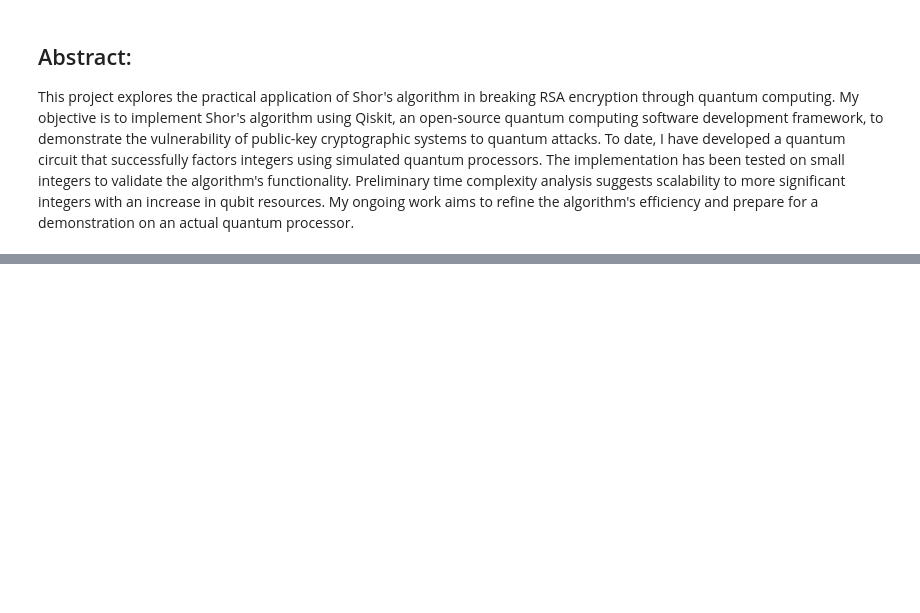
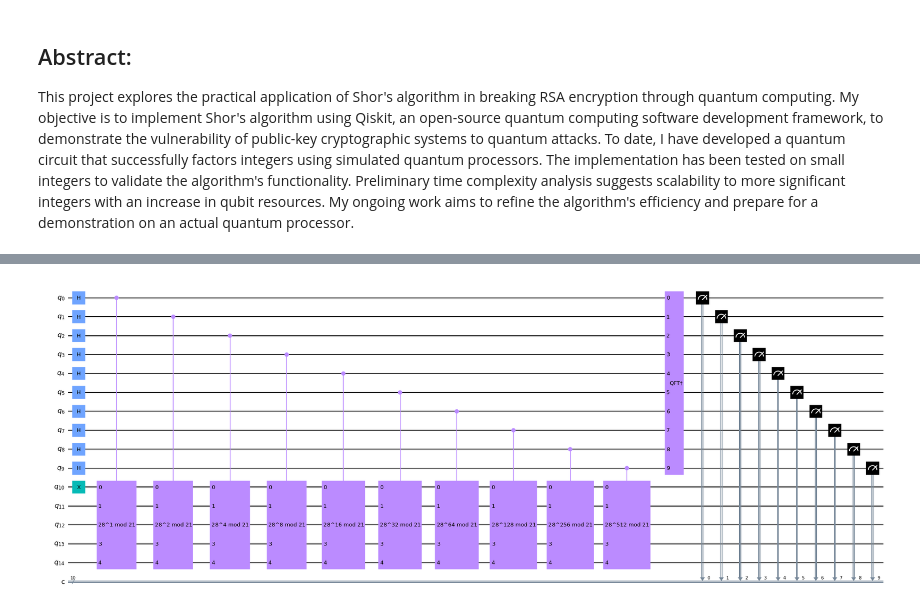
Before and after one commit to asajm/Quantum-Cryptography, a Jupyter notebook: Quantum-Cryptography.ipynb, the cells around one changed output, grey strips where cells are left out. Saved outputs shown, nothing was run; the diff lists cells and outputs as text; code cells hidden in the pictures; blank space fills up the shorter version.

```diff
--- a/Quantum-Cryptography.ipynb
+++ b/Quantum-Cryptography.ipynb
@@ -187,0 +126,18 @@ Success! Non-trivial factors are p=3 and q=5
+# %%
+def qft_dagger(n):
+    """n-qubit QFTdagger the first n qubits in circ"""
+    qc = QuantumCircuit(n)
+    # Don't forget the Swaps!
+    for qubit in range(n//2):
+        qc.swap(qubit, n-qubit-1)
+    for j in range(n):
+        for m in range(j):
+            qc.cp(-np.pi/float(2**(j-m)), m, j)
+        qc.h(j)
+    qc.name = "QFT†"
+    return qc
+# %%
+N=21
+a=8
+n_len = math.ceil(math.log2(N))
+m_len = 2*n_len
@@ -187,0 +146,27 @@ Success! Non-trivial factors are p=3 and q=5
+# %%
+qc = QuantumCircuit(m_len + n_len, m_len)
+
+# Initialize counting qubits
+# in state |+>
+for q in range(m_len):
+    qc.h(q)
+
+# And auxiliary register in state |1>
+qc.x(m_len)
+
+# Do controlled-U operations
+for q in range(m_len):
+    qc.append(c_amodN(a, N, 2**q),
+             [q] + [i+m_len for i in range(n_len)])
+
+# Do inverse-QFT
+qc.append(qft_dagger(m_len), range(m_len))
+# qc.append(QFT(m_len, inverse=True), range(m_len))
+# qc.append(QFT(m_len).inverse(), range(m_len))
+
+
+# Measure circuit
+qc.measure(range(m_len), range(m_len))
+qc.draw(fold=-1, output='mpl', style='clifford')  # -1 means 'do not fold'
+# %% [output]
+[figure, added]
```
Also changed, not shown: parts of 22 cells of this notebook.
